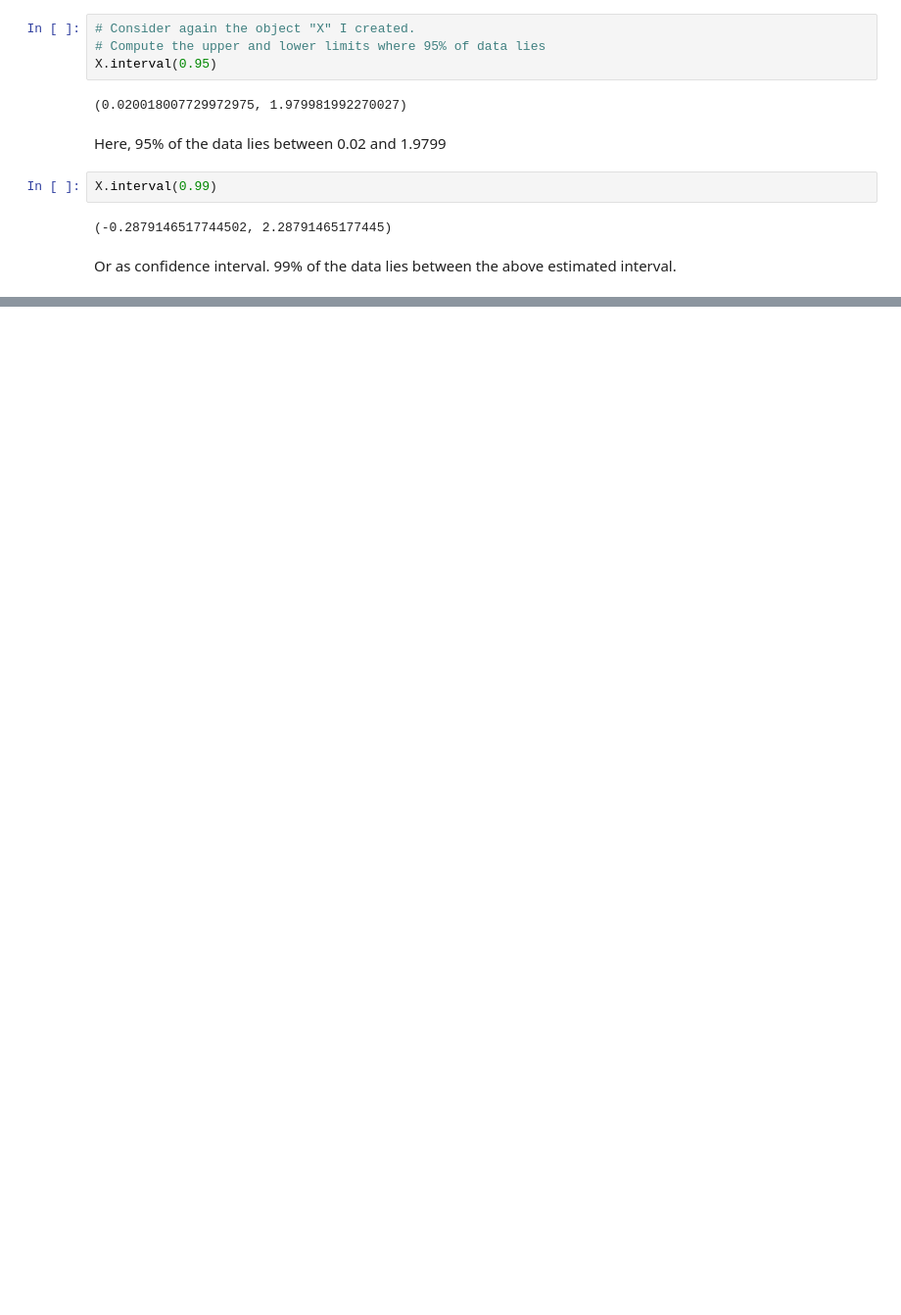
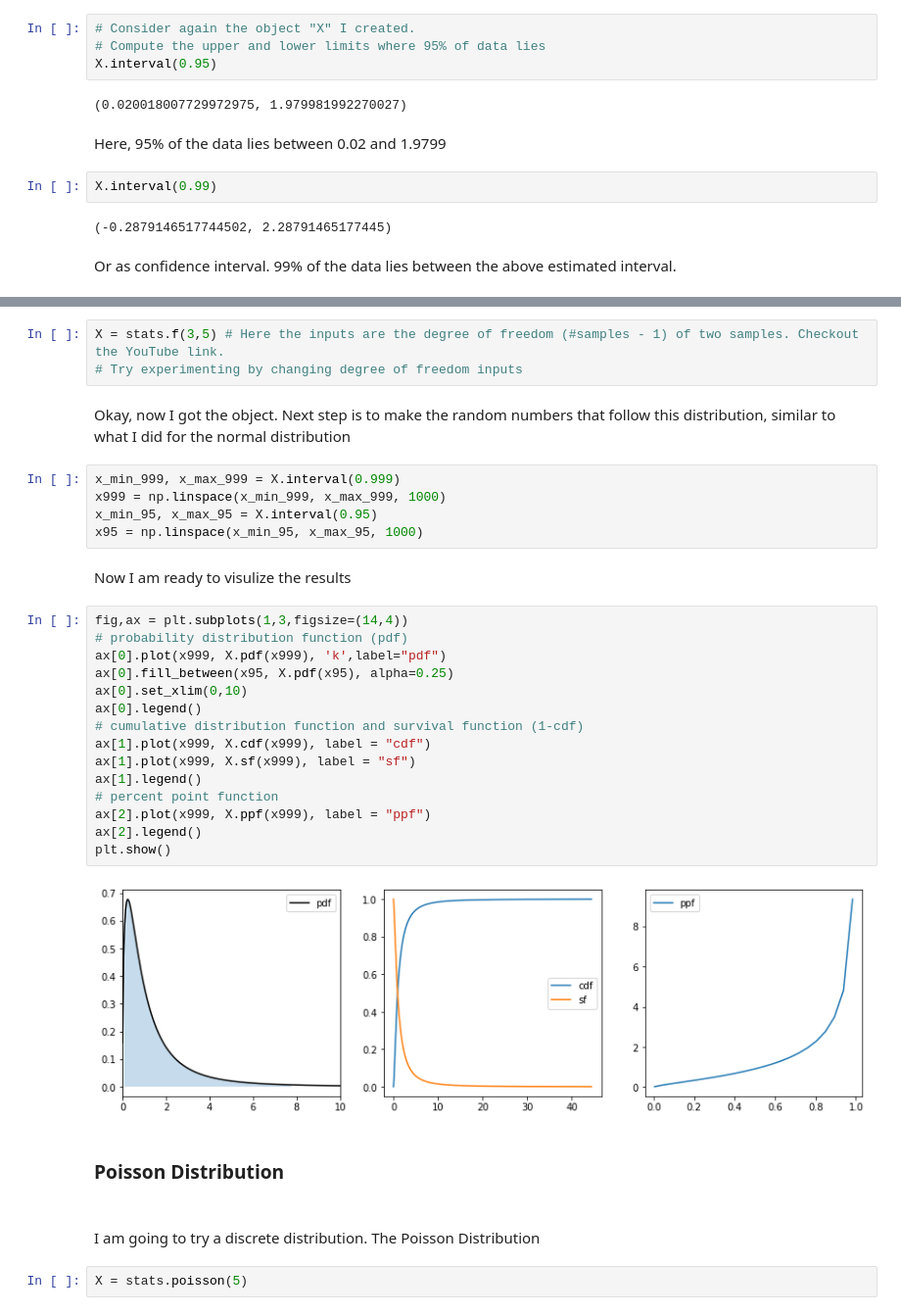
Before and after one commit to dennyalp/Statistics, a Jupyter notebook: Statistics_Notebook_02.ipynb, the cells around one changed output, grey strips where cells are left out. Shown at 98% size. Saved outputs shown, nothing was run; the diff lists cells and outputs as text; blank space fills up the shorter version.

```diff
--- a/Statistics_Notebook_02.ipynb
+++ b/Statistics_Notebook_02.ipynb
@@ -96,0 +147,35 @@ Or as confidence interval. 99% of the data lies between the above estimated inte
+# %%
+X = stats.f(3,5) # Here the inputs are the degree of freedom (#samples - 1) of two samples. Checkout the YouTube link.
+# Try experimenting by changing degree of freedom inputs
+# %% [markdown]
+Okay, now I got the object. Next step is to make the random numbers that follow this distribution, similar to what I did for the normal distribution
+# %%
+x_min_999, x_max_999 = X.interval(0.999)
+x999 = np.linspace(x_min_999, x_max_999, 1000)
+x_min_95, x_max_95 = X.interval(0.95)
+x95 = np.linspace(x_min_95, x_max_95, 1000)
+# %% [markdown]
+Now I am ready to visulize the results
+# %%
+fig,ax = plt.subplots(1,3,figsize=(14,4))
+# probability distribution function (pdf)
+ax[0].plot(x999, X.pdf(x999), 'k',label="pdf")
+ax[0].fill_between(x95, X.pdf(x95), alpha=0.25)
+ax[0].set_xlim(0,10)
+ax[0].legend()
+# cumulative distribution function and survival function (1-cdf)
+ax[1].plot(x999, X.cdf(x999), label = "cdf")
+ax[1].plot(x999, X.sf(x999), label = "sf")
+ax[1].legend()
+# percent point function
+ax[2].plot(x999, X.ppf(x999), label = "ppf")
+ax[2].legend()
+plt.show()
+# %% [output]
+[figure, added]
+# %% [markdown]
+### Poisson Distribution
+# %% [markdown]
+<br> I am going to try a discrete distribution. The Poisson Distribution
+# %%
+X = stats.poisson(5)
```
Also changed, not shown: parts of 12 cells of this notebook.
